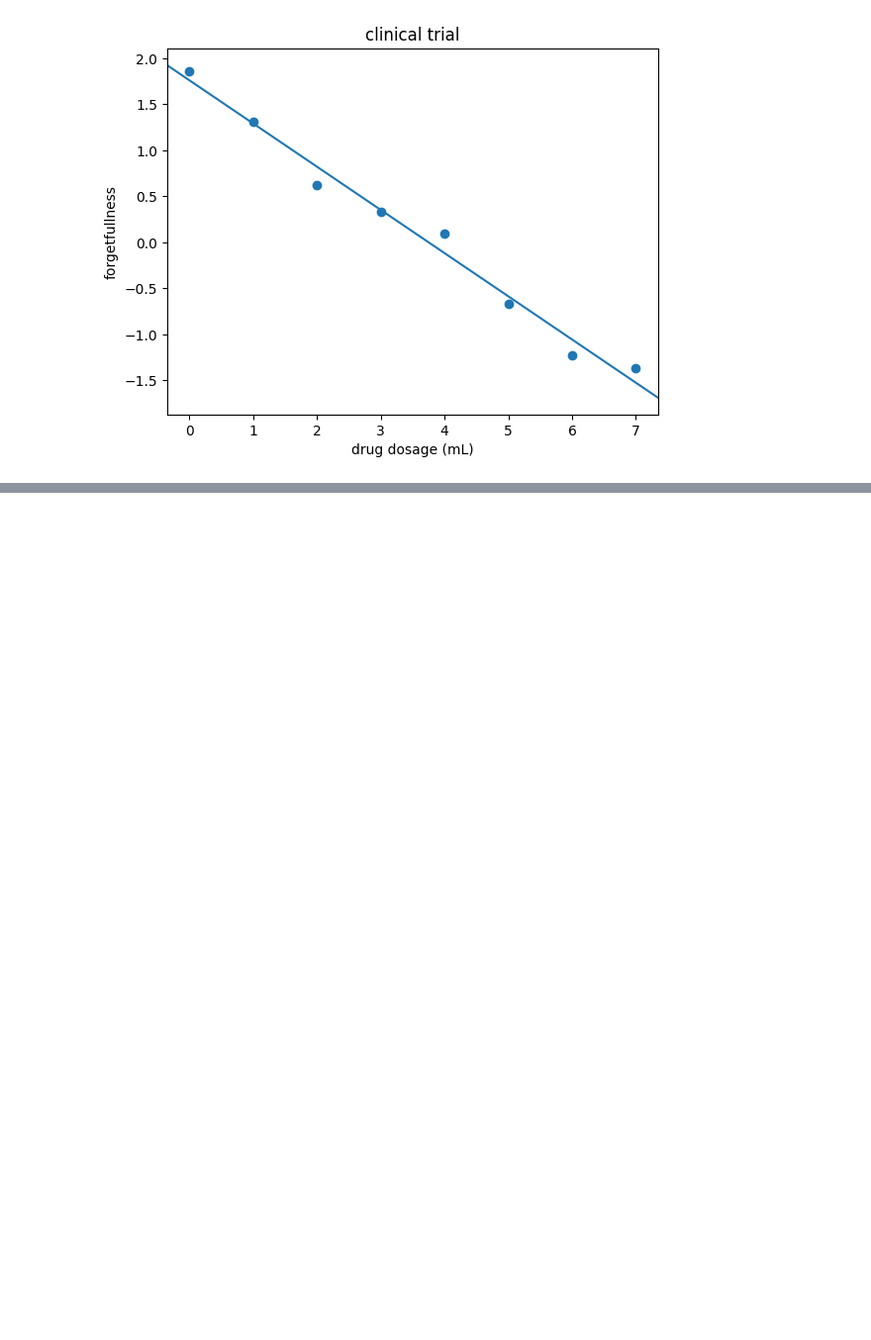
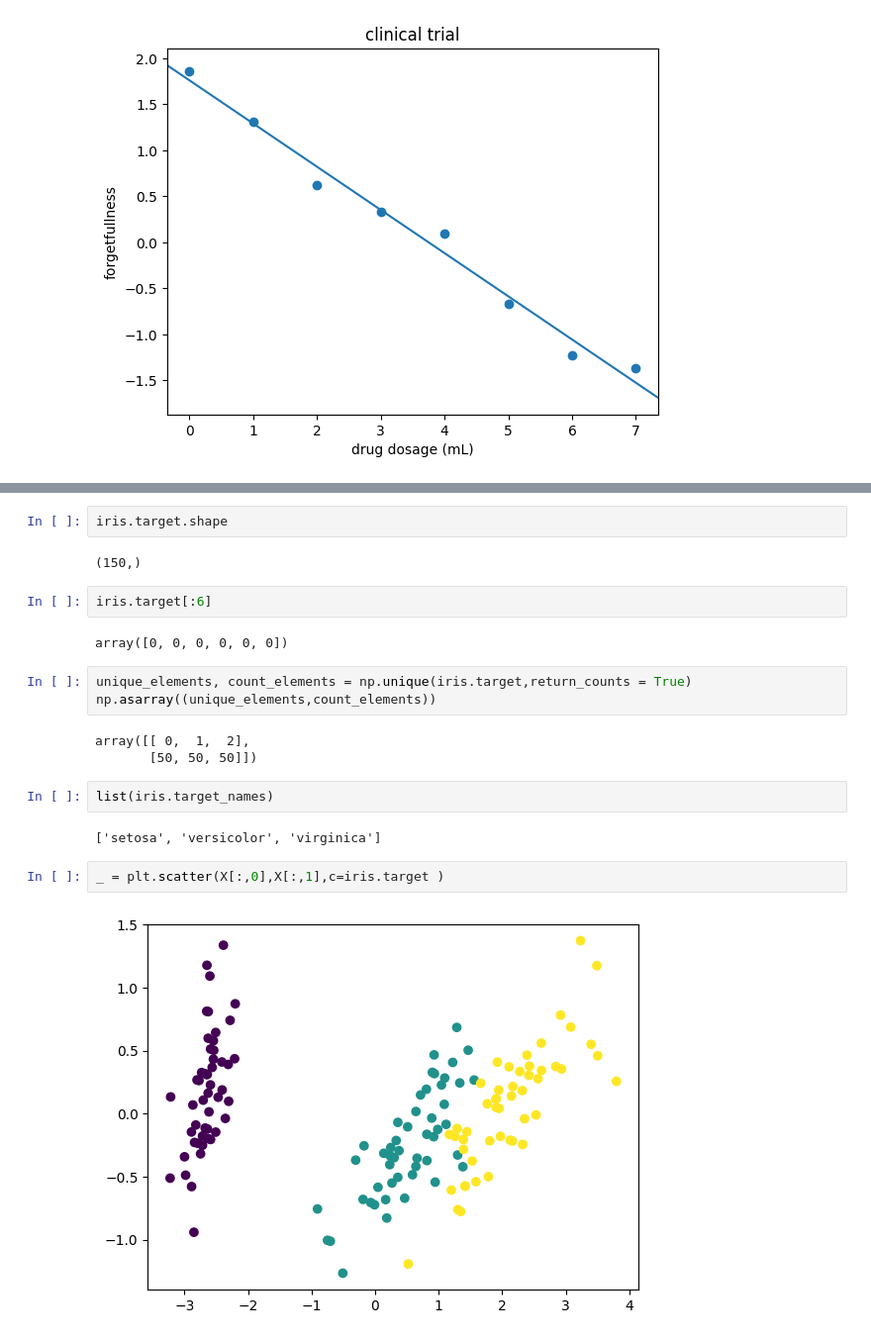
Before and after one commit to fakhar-iqbal/Machine_Learning_Fundamentals, a Jupyter notebook: LinearAlgebra_II.ipynb, the cells around one changed output, grey strips where cells are left out. Shown at 99% size. Drawn from its saved outputs; the diff is of its cells as text; blank space fills up the shorter version.

```diff
--- a/LinearAlgebra_II.ipynb
+++ b/LinearAlgebra_II.ipynb
@@ -1162,0 +1266,22 @@ _  = ax.plot([xmin,xmax],[ymin,ymax])
+# %%
+iris.target.shape
+# %% [output]
+(150,)
+# %%
+iris.target[:6]
+# %% [output]
+array([0, 0, 0, 0, 0, 0])
+# %%
+unique_elements, count_elements = np.unique(iris.target,return_counts = True)
+np.asarray((unique_elements,count_elements))
+# %% [output]
+array([[ 0,  1,  2],
+       [50, 50, 50]])
+# %%
+list(iris.target_names)
+# %% [output]
+['setosa', 'versicolor', 'virginica']
+# %%
+_ = plt.scatter(X[:,0],X[:,1],c=iris.target )
+# %% [output]
+[figure, added]
```
Also changed, not shown: parts of 23 cells of this notebook.
